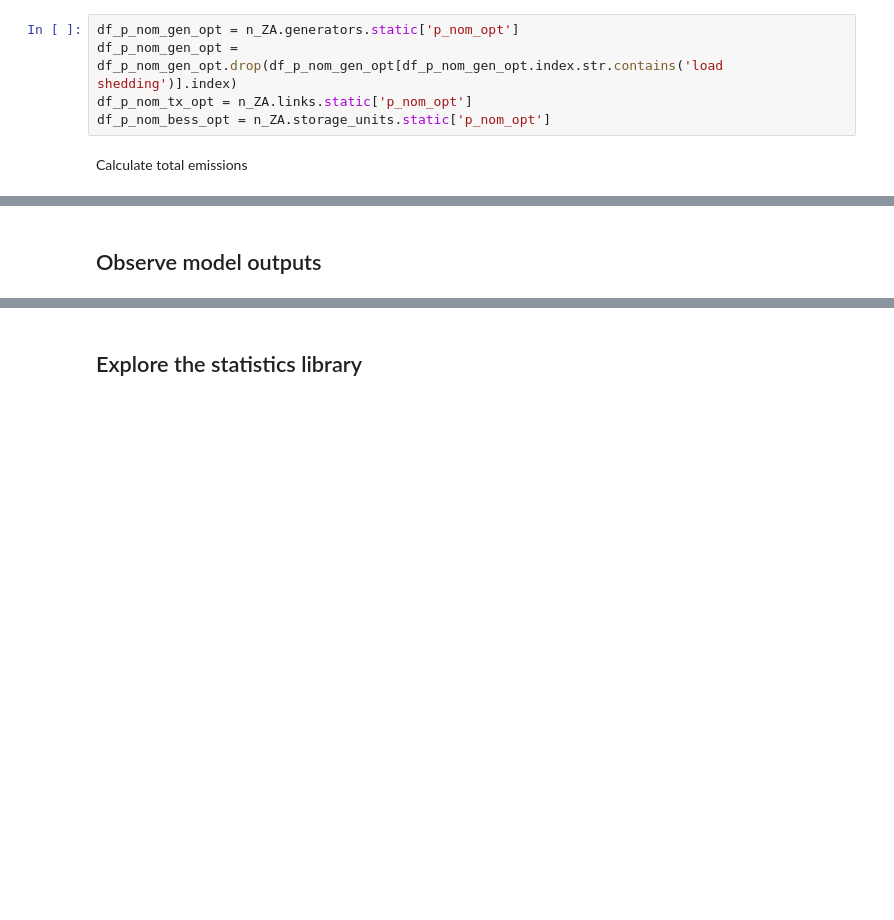
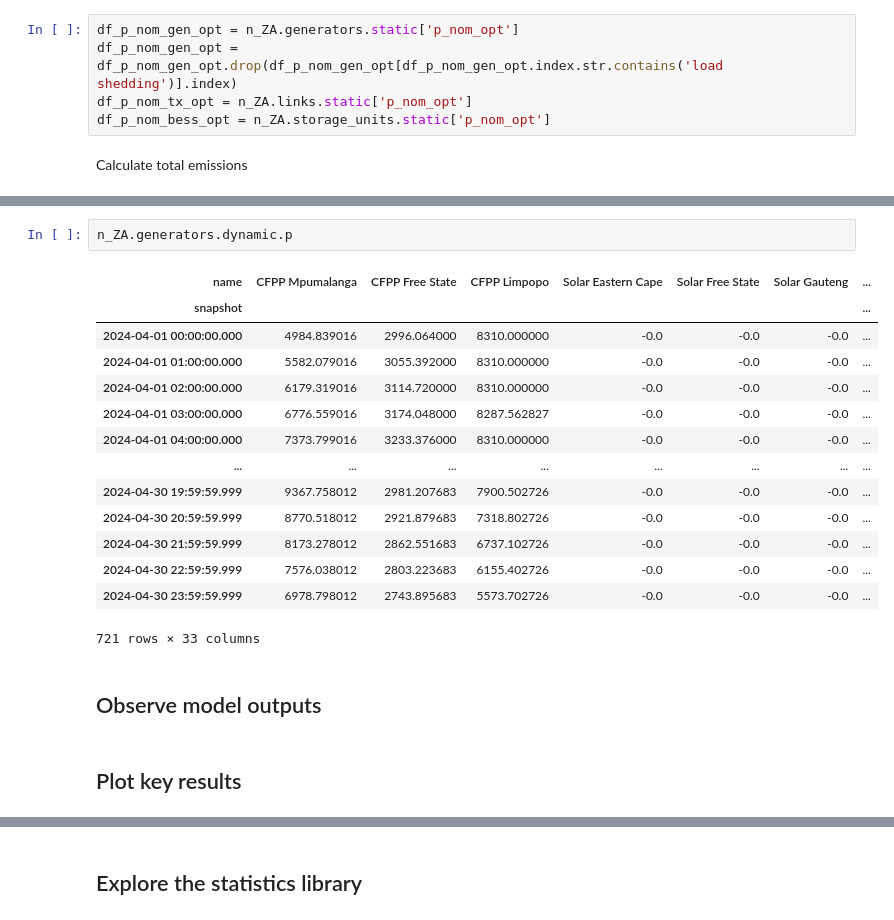
Before and after one commit to PriyeshGosai/pypsa-meets-earth-lab-2025, a Jupyter notebook: 2_building_a_network_using_excel.ipynb, the cells around one changed output, grey strips where cells are left out. Saved outputs shown, nothing was run; the diff lists cells and outputs as text; blank space fills up the shorter version.

```diff
--- a/2_building_a_network_using_excel.ipynb
+++ b/2_building_a_network_using_excel.ipynb
@@ -376,2 +464,21 @@ print(f"Total CO2 Emissions: {total_emissions:2f} tCO2")
+# %%
+n_ZA.generators.dynamic.p
+# %% [output]
+| name | CFPP Mpumalanga | CFPP Free State | CFPP Limpopo | Solar Eastern Cape | Solar Free State | Solar Gauteng | ... |
+| snapshot |  |  |  |  |  |  | ... |
+| 2024-04-01 00:00:00.000 | 4984.839016 | 2996.064000 | 8310.000000 | -0.0 | -0.0 | -0.0 | ... |
+| 2024-04-01 01:00:00.000 | 5582.079016 | 3055.392000 | 8310.000000 | -0.0 | -0.0 | -0.0 | ... |
+| 2024-04-01 02:00:00.000 | 6179.319016 | 3114.720000 | 8310.000000 | -0.0 | -0.0 | -0.0 | ... |
+| 2024-04-01 03:00:00.000 | 6776.559016 | 3174.048000 | 8287.562827 | -0.0 | -0.0 | -0.0 | ... |
+| 2024-04-01 04:00:00.000 | 7373.799016 | 3233.376000 | 8310.000000 | -0.0 | -0.0 | -0.0 | ... |
+| ... | ... | ... | ... | ... | ... | ... | ... |
+| 2024-04-30 19:59:59.999 | 9367.758012 | 2981.207683 | 7900.502726 | -0.0 | -0.0 | -0.0 | ... |
+| 2024-04-30 20:59:59.999 | 8770.518012 | 2921.879683 | 7318.802726 | -0.0 | -0.0 | -0.0 | ... |
+| 2024-04-30 21:59:59.999 | 8173.278012 | 2862.551683 | 6737.102726 | -0.0 | -0.0 | -0.0 | ... |
+| 2024-04-30 22:59:59.999 | 7576.038012 | 2803.223683 | 6155.402726 | -0.0 | -0.0 | -0.0 | ... |
+| 2024-04-30 23:59:59.999 | 6978.798012 | 2743.895683 | 5573.702726 | -0.0 | -0.0 | -0.0 | ... |
+721 rows × 33 columns
 # %% [markdown]
 ## Observe model outputs
+# %% [markdown]
+## Plot key results
```
Also changed, not shown: parts of 18 cells of this notebook, 3 other files.
